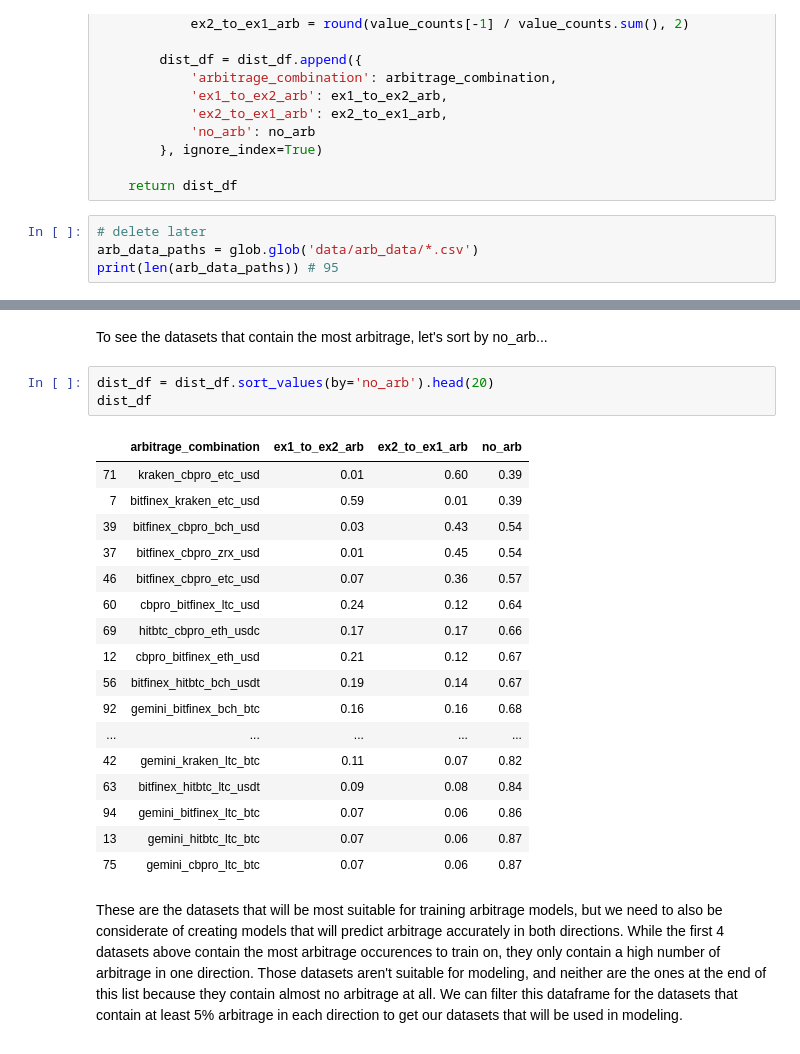
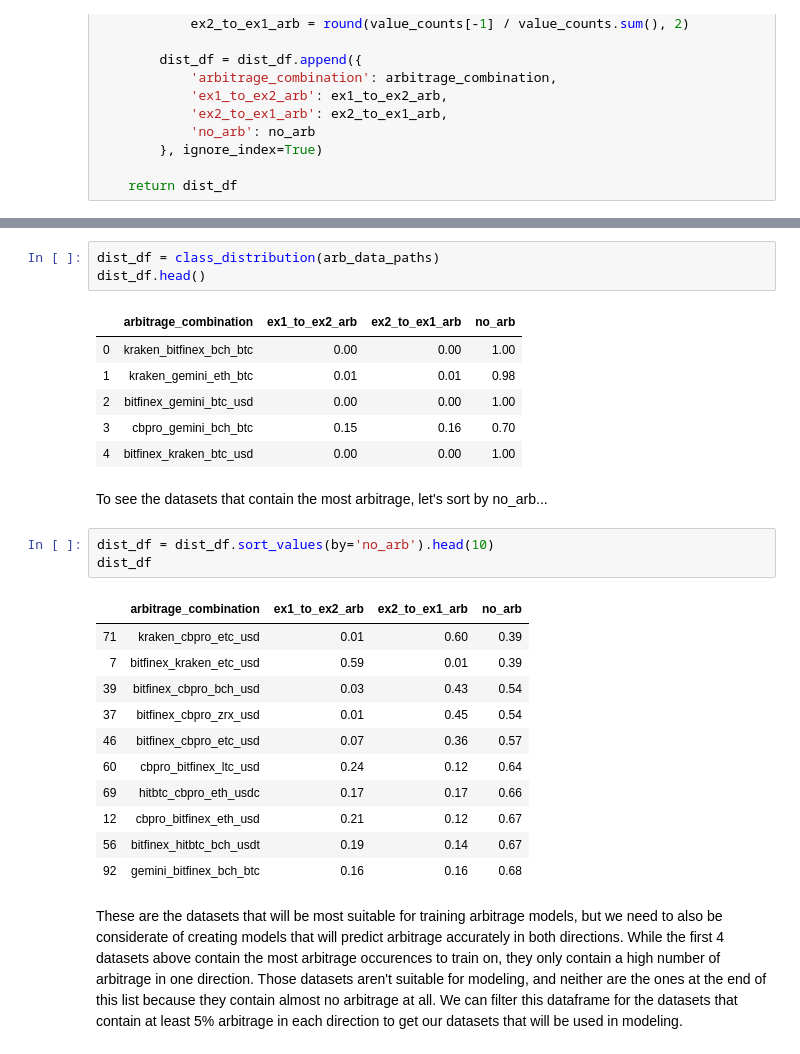
Before and after one commit to Cryptolytic-app/cryptolyticapp, a Jupyter notebook: modeling/1_arbitrage_data_processing.ipynb, the cells around one changed output, grey strips where cells are left out. Cells and saved outputs as stored; diff of their text form.

```diff
--- a/modeling/1_arbitrage_data_processing.ipynb
+++ b/modeling/1_arbitrage_data_processing.ipynb
@@ -774,7 +778,3 @@ def class_distribution(arb_data_paths):
         }, ignore_index=True)
 
     return dist_df
-# %%
-# delete later
-arb_data_paths = glob.glob('data/arb_data/*.csv')
-print(len(arb_data_paths)) # 95
@@ -793,26 +781,30 @@ dist_df.head()
+# %%
+dist_df = class_distribution(arb_data_paths)
+dist_df.head()
+# %% [output]
+|  | arbitrage_combination | ex1_to_ex2_arb | ex2_to_ex1_arb | no_arb |
+| 0 | kraken_bitfinex_bch_btc | 0.00 | 0.00 | 1.00 |
+| 1 | kraken_gemini_eth_btc | 0.01 | 0.01 | 0.98 |
+| 2 | bitfinex_gemini_btc_usd | 0.00 | 0.00 | 1.00 |
+| 3 | cbpro_gemini_bch_btc | 0.15 | 0.16 | 0.70 |
+| 4 | bitfinex_kraken_btc_usd | 0.00 | 0.00 | 1.00 |
 # %% [markdown]
 To see the datasets that contain the most arbitrage, let's sort by no_arb...
 # %%
-dist_df = dist_df.sort_values(by='no_arb').head(20)
+dist_df = dist_df.sort_values(by='no_arb').head(10)
 dist_df
 # %% [output]
 |  | arbitrage_combination | ex1_to_ex2_arb | ex2_to_ex1_arb | no_arb |
 | 71 | kraken_cbpro_etc_usd | 0.01 | 0.60 | 0.39 |
 | 7 | bitfinex_kraken_etc_usd | 0.59 | 0.01 | 0.39 |
 | 39 | bitfinex_cbpro_bch_usd | 0.03 | 0.43 | 0.54 |
 | 37 | bitfinex_cbpro_zrx_usd | 0.01 | 0.45 | 0.54 |
 | 46 | bitfinex_cbpro_etc_usd | 0.07 | 0.36 | 0.57 |
 | 60 | cbpro_bitfinex_ltc_usd | 0.24 | 0.12 | 0.64 |
 | 69 | hitbtc_cbpro_eth_usdc | 0.17 | 0.17 | 0.66 |
 | 12 | cbpro_bitfinex_eth_usd | 0.21 | 0.12 | 0.67 |
 | 56 | bitfinex_hitbtc_bch_usdt | 0.19 | 0.14 | 0.67 |
 | 92 | gemini_bitfinex_bch_btc | 0.16 | 0.16 | 0.68 |
-| ... | ... | ... | ... | ... |
-| 42 | gemini_kraken_ltc_btc | 0.11 | 0.07 | 0.82 |
-| 63 | bitfinex_hitbtc_ltc_usdt | 0.09 | 0.08 | 0.84 |
-| 94 | gemini_bitfinex_ltc_btc | 0.07 | 0.06 | 0.86 |
-| 13 | gemini_hitbtc_ltc_btc | 0.07 | 0.06 | 0.87 |
-| 75 | gemini_cbpro_ltc_btc | 0.07 | 0.06 | 0.87 |
 # %% [markdown]
 These are the datasets that will be most suitable for training arbitrage models, but we need to also be considerate of creating models that will predict arbitrage accurately in both directions. While the first 4 datasets above contain the most arbitrage occurences to train on, they only contain a high number of arbitrage in one direction. Those datasets aren't suitable for modeling, and neither are the ones at the end of this list because they contain almost no arbitrage at all. We can filter this dataframe for the datasets that contain at least 5% arbitrage in each direction to get our datasets that will be used in modeling.
 # %%
```
Also changed, not shown: parts of 9 cells of this notebook, 3 other files.
